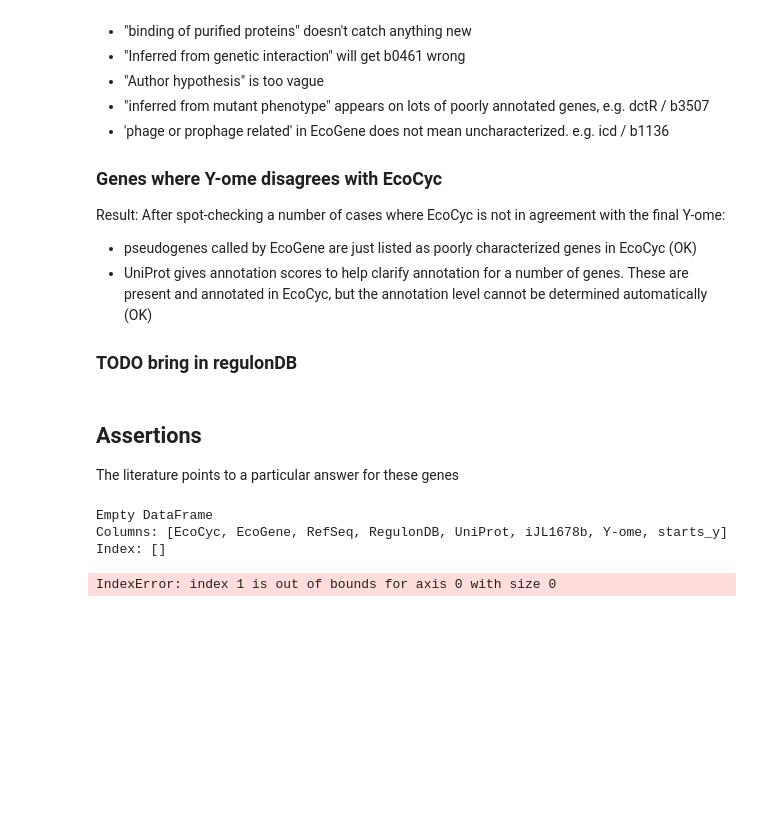
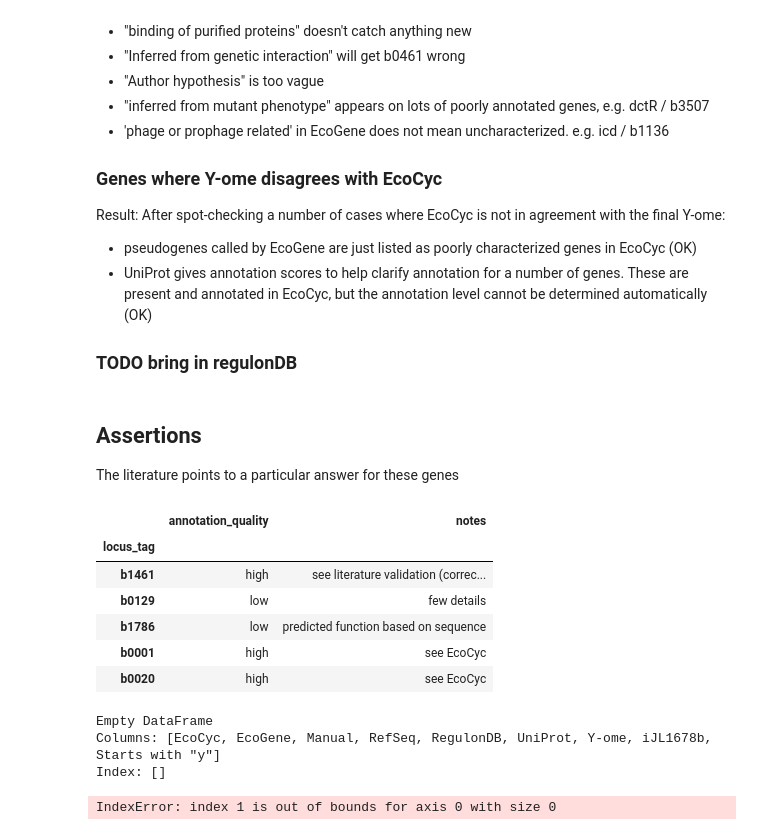
Before and after one commit to zakandrewking/y-ome, a Jupyter notebook: notebooks/17..12.06 Categories.ipynb, the cells around one changed output. Cells and saved outputs as stored; diff of their text form; code cells hidden in the pictures; blank space fills up the shorter version.

```diff
--- a/notebooks/17..12.06 Categories.ipynb
+++ b/notebooks/17..12.06 Categories.ipynb
@@ -248,6 +248,16 @@ Result: After spot-checking a number of cases where EcoCyc is not in agreement w
 # %% [markdown]
 ## Assertions
 The literature points to a particular answer for these genes
+# %%
+assertions.head()
+# %% [output]
+|  | annotation_quality | notes |
+| locus_tag |  |  |
+| b1461 | high | see literature validation (correc... |
+| b0129 | low | few details |
+| b1786 | low | predicted function based on sequence |
+| b0001 | high | see EcoCyc |
+| b0020 | high | see EcoCyc |
 # %%
 assertions = pd.read_table('../sources/manual/manual.tsv', sep='\t', index_col='locus_tag')
 
@@ -257,13 +267,13 @@ ok = ['b0268', 'b1695', 'b2844', 'b0240', 'b4453']
 # Check for any incorrect assertions
 def check_for_row(row):
     return any(row.name == locus_tag and row['Y-ome'] != val and row['Y-ome'] != 'tbd' and val != 'read' and locus_tag not in ok
-               for locus_tag, val in assertions.new_qual.iteritems())
+               for locus_tag, val in assertions.annotation_quality.iteritems())
 res = kbases_unstacked[kbases_unstacked.apply(check_for_row, axis=1)]
 print(res)
 assert(len(res) == 0)
 # %% [output]
 Empty DataFrame
-Columns: [EcoCyc, EcoGene, RefSeq, RegulonDB, UniProt, iJL1678b, Y-ome, starts_y]
+Columns: [EcoCyc, EcoGene, Manual, RefSeq, RegulonDB, UniProt, Y-ome, iJL1678b, Starts with "y"]
 Index: []
 # %%
 tbd = kbases_unstacked[(kbases_unstacked['Y-ome'] == 'tbd') & ~kbases_unstacked.index.isin(assertions.index)]
```
Also changed, not shown: parts of 3 cells of this notebook, 3 other files.
